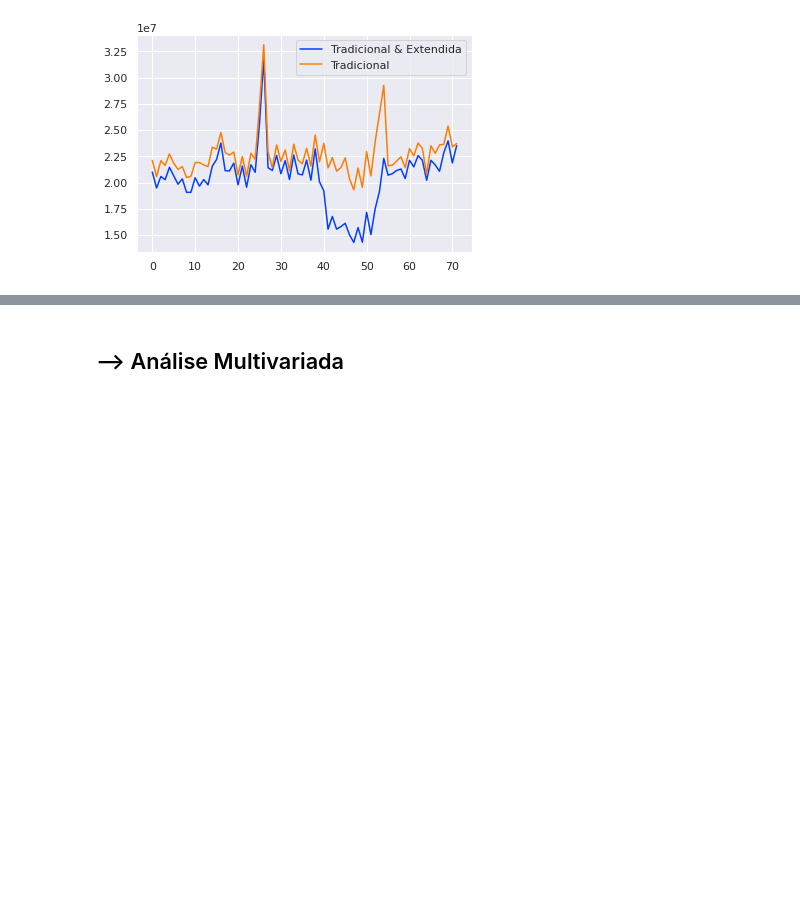
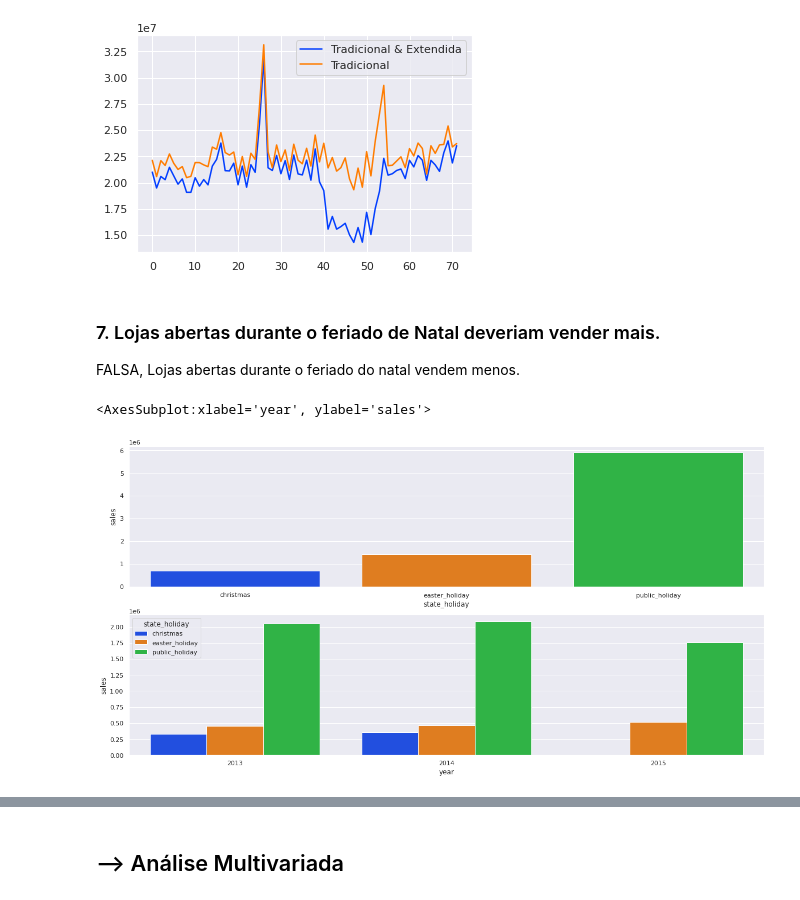
Before and after one commit to LucasK29/DataScience_Em_Producao, a Jupyter notebook: notebooks/modulo04_eda.ipynb, the cells around one changed output, grey strips where cells are left out. Cells and saved outputs as stored; diff of their text form; code cells hidden in the pictures; blank space fills up the shorter version.

```diff
--- a/notebooks/modulo04_eda.ipynb
+++ b/notebooks/modulo04_eda.ipynb
@@ -656,3 +656,20 @@ ax.legend(labels=['Tradicional & Extendida','Tradicional'])
 <matplotlib.legend.Legend at 0x...>
 <Figure size 1440x720 with 0 Axes>
 [figure]
+# %% [markdown]
+### 7. Lojas abertas durante o feriado de Natal deveriam vender mais.
+FALSA, Lojas abertas durante o feriado do natal vendem menos.
+# %%
+aux = df_4[df_4['state_holiday']!='regular_day']
+aux_1 = aux[['state_holiday','sales']].groupby('state_holiday').sum().reset_index()
+
+plt.figure(figsize=(20,10))
+plt.subplot(2,1,1)
+sns.barplot(x='state_holiday',y='sales',data=aux_1)
+
+aux_2 = aux[['state_holiday','year','sales']].groupby(['year','state_holiday']).sum().reset_index()
+plt.subplot(2,1,2)
+sns.barplot(x='year',y='sales',hue='state_holiday',data=aux_2)
+# %% [output]
+<AxesSubplot:xlabel='year', ylabel='sales'>
+[figure, added]
```
Also changed, not shown: parts of 8 cells of this notebook.
